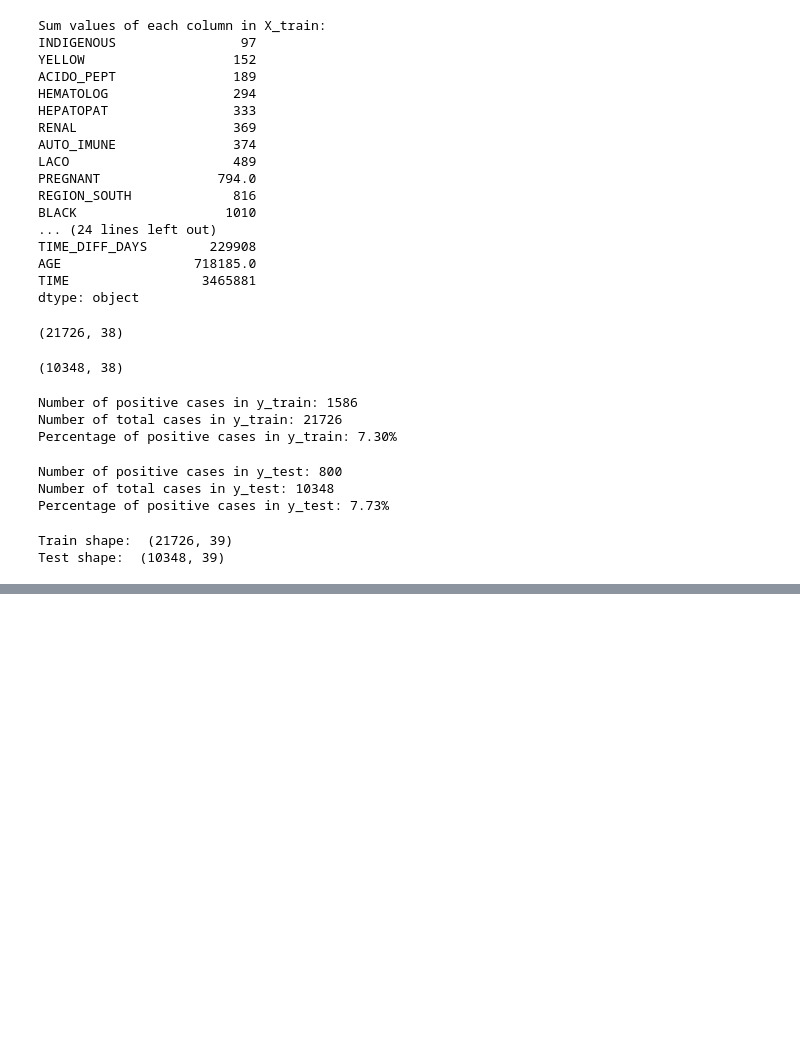
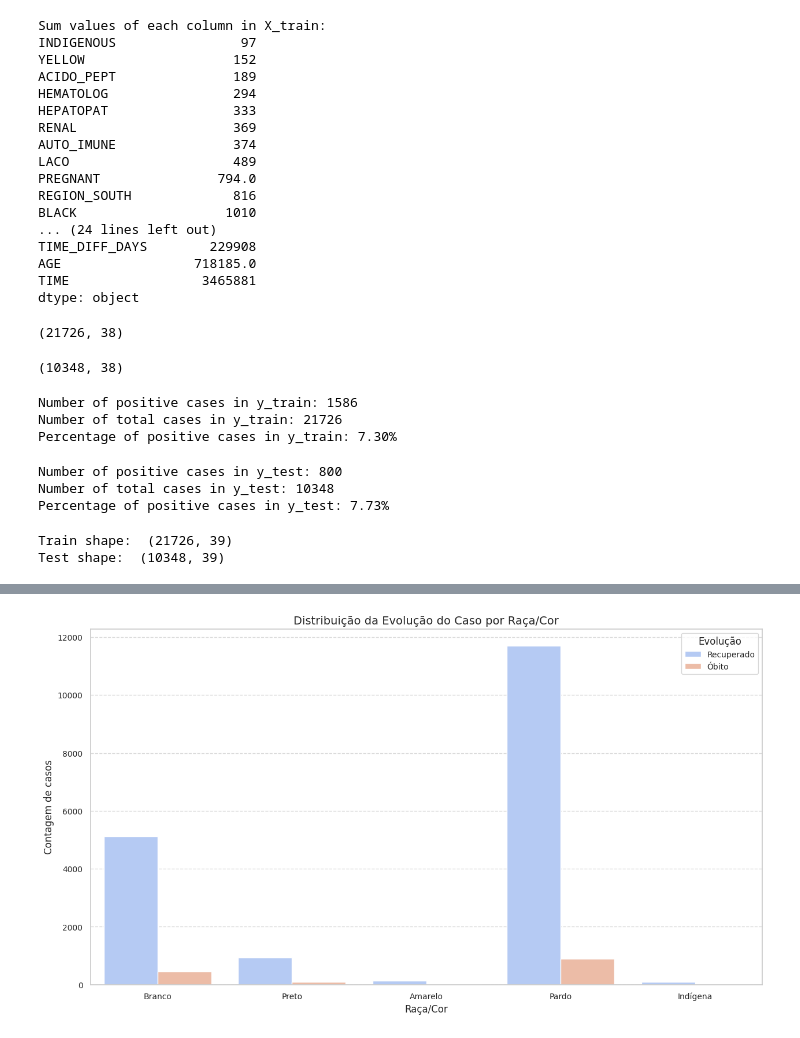
Before and after one commit to PietroGolfeto/DataSUS-Chikungunya-ML, a Jupyter notebook: data-cleaning/data-cleaning-hosp-pred-death.ipynb, the cells around one changed output, grey strips where cells are left out. Saved outputs shown, nothing was run; the diff lists cells and outputs as text; code cells hidden in the pictures; blank space fills up the shorter version.

```diff
--- a/data-cleaning/data-cleaning-hosp-pred-death.ipynb
+++ b/data-cleaning/data-cleaning-hosp-pred-death.ipynb
@@ -938,0 +842,36 @@ Passing `palette` without assigning `hue` is deprecated and will be removed in v
+# %%
+# Gráfico de barras de casos confirmados por Raça/Cor
+
+# Pré-processamento dos dados para Raça/Cor
+race_cols = ['WHITE', 'BLACK', 'YELLOW', 'BROWN', 'INDIGENOUS']
+race_data = data[race_cols + ['EVOLUCAO']].melt(id_vars=['EVOLUCAO'], var_name='Race', value_name='Presence')
+race_data = race_data[race_data['Presence'] == 1]
+
+plt.figure(figsize=(15, 8))
+ax = sns.countplot(
+    x='Race',
+    hue='EVOLUCAO',
+    data=race_data,
+    palette='coolwarm'
+)
+
+# Atualizar a legenda para usar os rótulos definidos para Evolução
+handles, labels = ax.get_legend_handles_labels()
+new_evolution_labels = [evolution_labels[int(float(lbl))] for lbl in labels]
+plt.legend(handles=handles, labels=new_evolution_labels, title="Evolução", fontsize=10)
+
+# Fixar os ticks do eixo x e atualizar os rótulos para Raça/Cor
+ticks = ax.get_xticks()
+ax.xaxis.set_major_locator(FixedLocator(ticks))
+current_race_labels = [label.get_text() for label in ax.get_xticklabels()]
+new_race_labels = [race_labels[label] if label in race_labels else label for label in current_race_labels]
+ax.set_xticklabels(new_race_labels, fontsize=10)
+
+plt.title("Distribuição da Evolução do Caso por Raça/Cor", fontsize=14)
+plt.xlabel("Raça/Cor", fontsize=12)
+plt.ylabel("Contagem de casos", fontsize=12)
+plt.yticks(fontsize=10)
+plt.grid(axis='y', linestyle='--', alpha=0.7)
+plt.show()
+# %% [output]
+[figure, added]
```
Also changed, not shown: parts of 19 cells of this notebook.
